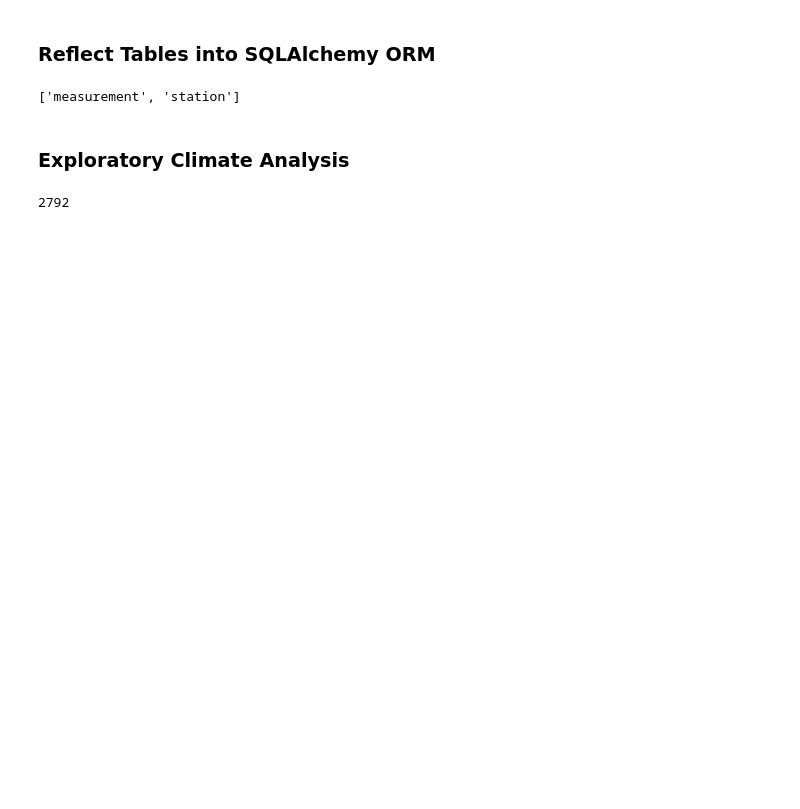
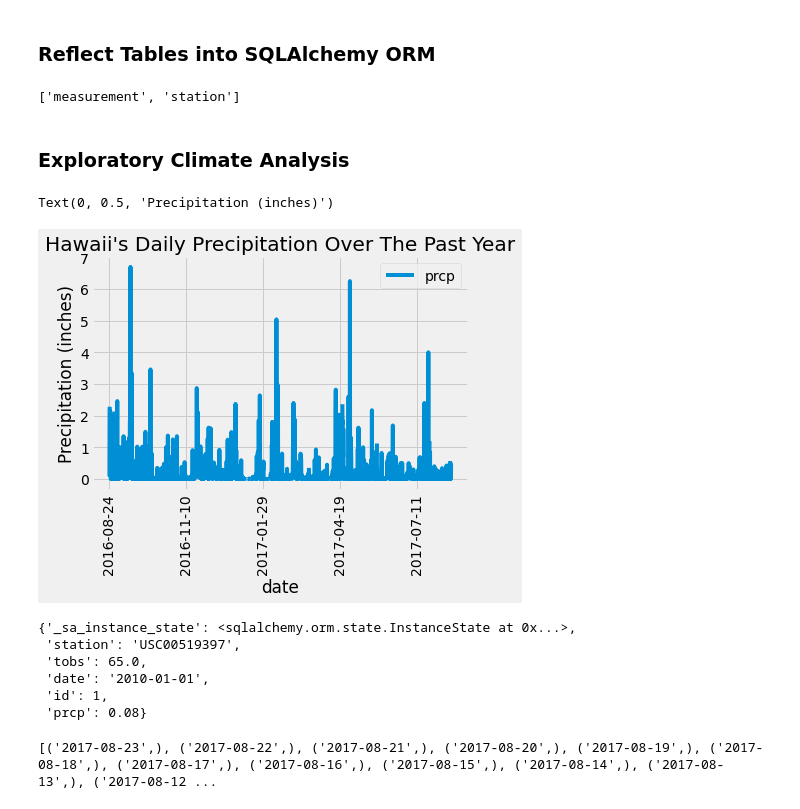
Before and after one commit to fanchea84/sqlalchemy-challenge, a Jupyter notebook: SQLAlchemy-Challenge_Jupyter_Notebook.ipynb, the cells around one changed output. Drawn from its saved outputs; the diff is of its cells as text; code cells hidden in the pictures; blank space fills up the shorter version.

```diff
--- a/SQLAlchemy-Challenge_Jupyter_Notebook.ipynb
+++ b/SQLAlchemy-Challenge_Jupyter_Notebook.ipynb
@@ -38,22 +38,46 @@ session = Session(engine)
 ### Exploratory Climate Analysis
 # %%
 # Design a query to retrieve the last 12 months of precipitation data and plot the results
-# first_row = session.query(Measurement).first()
-# first_row.__dict__
-
-measurement_dates = session.query(Measurement).group_by(Measurement.date).count()
-print(measurement_dates)
-# Calculate the date 1 year ago from the last data point in the database
-
-# Perform a query to retrieve the data and precipitation scores
+last_twelve = session.query(Measurement.date,Measurement.prcp).filter(Measurement.date > "2016-08-23").order_by(Measurement.date.asc()).all()
 
 # Save the query results as a Pandas DataFrame and set the index to the date column
-
-# Sort the dataframe by date
+last_twelve_df = pd.DataFrame(last_twelve)
+last_twelve_df.set_index('date',inplace=True)
+last_twelve_df = last_twelve_df.sort_index()
+# last_twelve_df
 
 # Use Pandas Plotting with Matplotlib to plot the data
+# plt.scatter(last_twelve_df.index,last_twelve_df.prcp)
+# plt.xlabel("Weight (g)")
+# plt.ylabel("Tumor Volume (mm3)")
+# plt.title("Average Weight & Tumor Volume for mice treated with Capomulin")
+# plt.show()
+
+ax = last_twelve_df.plot(rot=90);
+ax.set_title("Hawaii's Daily Precipitation Over The Past Year")
+ax.set_ylabel("Precipitation (inches)")
+
+# last_twelve_df.plot.scatter('date','prcp')
 # %% [output]
-2792
+Text(0, 0.5, 'Precipitation (inches)')
+[figure, added]
+# %%
+# Explore
+first_row = session.query(Measurement).first()
+first_row.__dict__
+# %% [output]
+{'_sa_instance_state': <sqlalchemy.orm.state.InstanceState at 0x...>,
+ 'station': 'USC00519397',
+ 'tobs': 65.0,
+ 'date': '2010-01-01',
+ 'id': 1,
+ 'prcp': 0.08}
+# %%
+# Find dates in the MEASUREMENT table
+measurement_dates = session.query(Measurement.date).group_by(Measurement.date).order_by(Measurement.date.desc()).all()
+print(measurement_dates)
+# %% [output]
+[('2017-08-23',), ('2017-08-22',), ('2017-08-21',), ('2017-08-20',), ('2017-08-19',), ('2017-08-18',), ('2017-08-17',), ('2017-08-16',), ('2017-08-15',), ('2017-08-14',), ('2017-08-13',), ('2017-08-12 ...
 # %%
 # Use Pandas to calcualte the summary statistics for the precipitation data
 # %%
```
